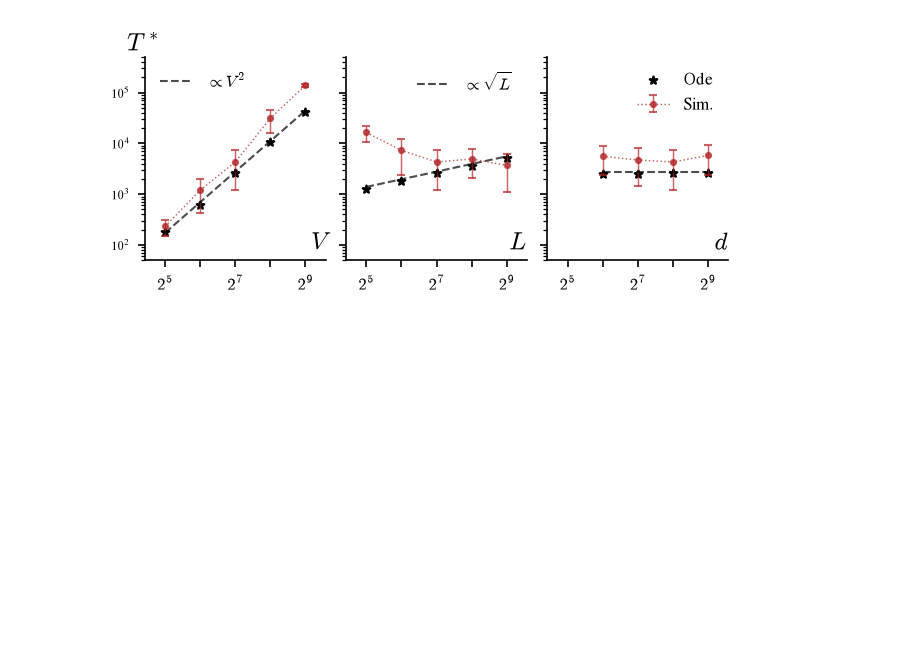
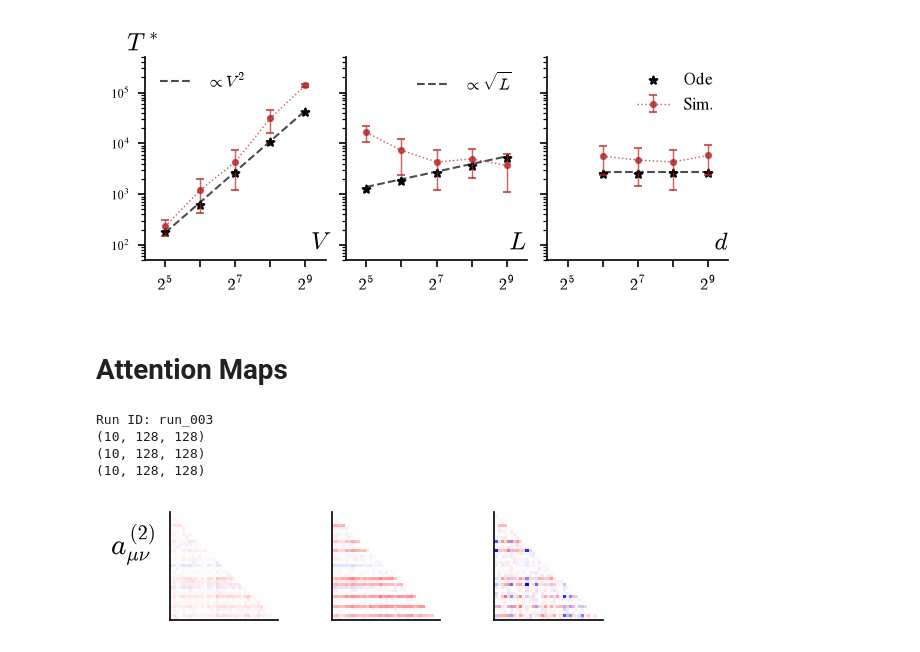
Before and after one commit to CristopherErazo/InContextLearning, a Jupyter notebook: notebooks/26_09_14_Presentation_Plots.ipynb, the cells around one changed output. Cells and saved outputs as stored; diff of their text form; code cells hidden in the pictures; blank space fills up the shorter version.

Commit message:
Make attention plot

```diff
--- a/notebooks/26_09_14_Presentation_Plots.ipynb
+++ b/notebooks/26_09_14_Presentation_Plots.ipynb
@@ -11,7 +11,8 @@ from tracklab import ExperimentReader
 # from configurations import create_fig, set_font_sizes, apply_general_styles, save_fig
 
 # Save figure as svg
-path = Path('../../presentation/public/fig/')
+# path = Path('../../presentation/public/fig/')
+path = Path('./')
 # Make sure the directory exists
 path.mkdir(parents=True, exist_ok=True)
 # %% [markdown]
@@ -599,3 +600,45 @@ name_plot = 'time_scales'
 fig.savefig(path/f"{name_plot}.svg", format='svg', bbox_inches='tight', dpi=300)
 # %% [output]
 [figure]
+# %% [markdown]
+# Attention Maps
+# %%
+reader = ExperimentReader('attention_map',base_dir='../data')
+run_id = reader.list_runs()[-1]
+print(f"Run ID: {run_id}")
+reader.list_artifacts(run_id,'attention')
+
+steps = [770,892,2959]
+
+attention_maps = [reader.load_artifact(run_id,f'A2_step_{step}.npy','attention')[:10] for step in steps]
+for a in attention_maps:
+    print(a.shape)
+# %% [output]
+Run ID: run_003
+(10, 128, 128)
+(10, 128, 128)
+(10, 128, 128)
+# %%
+i_batch = 0
+n_ctx = 35
+n_left = 36
+n_right = n_ctx + n_left
+
+vlim = 0.5
+fig , axes = create_fig(ncols=3,nrows=1,h=0.23,sharey='row')
+
+
+for i , ax in enumerate(axes):
+    attn = attention_maps[i][i_batch][n_left:n_right,n_left:n_right]
+    #
+    ax.imshow(attn, cmap='bwr',vmin=-vlim, vmax=vlim)
+    ax.set_xticks([])
+    ax.set_yticks([])
+    if i==0: ax.set_ylabel(r'$a_{\mu\nu}^{(2)}$',rotation=0,labelpad=17,fontsize=14)
+    # ax.set_title(f'Step {steps[i]}',fontsize=8)
+
+
+name_plot = 'attention_map'
+fig.savefig(path/f"{name_plot}.svg", format='svg', bbox_inches='tight', dpi=300)
+# %% [output]
+[figure, added]
```
Also changed, not shown: 2 other files.
